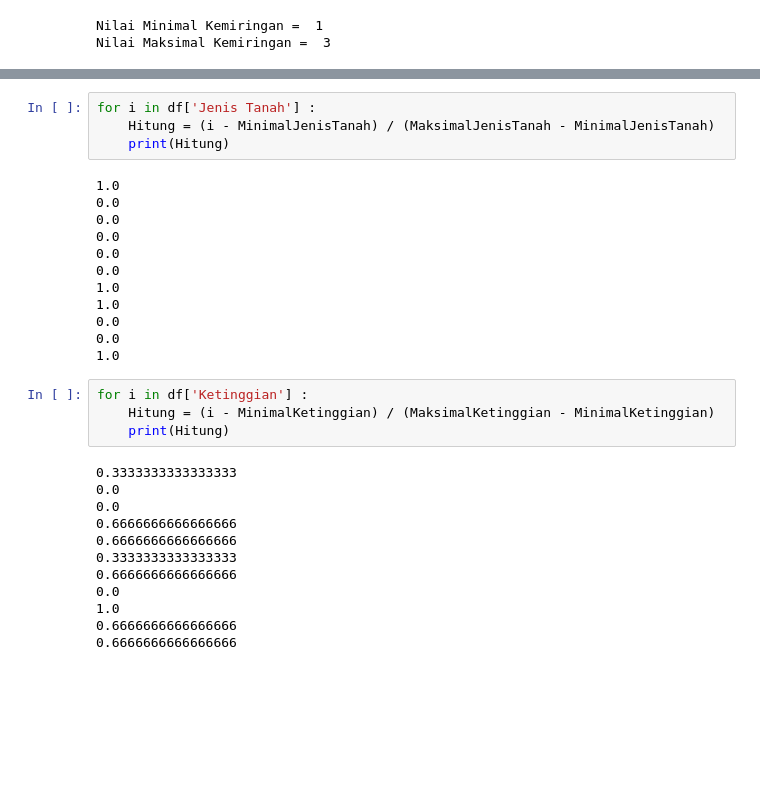
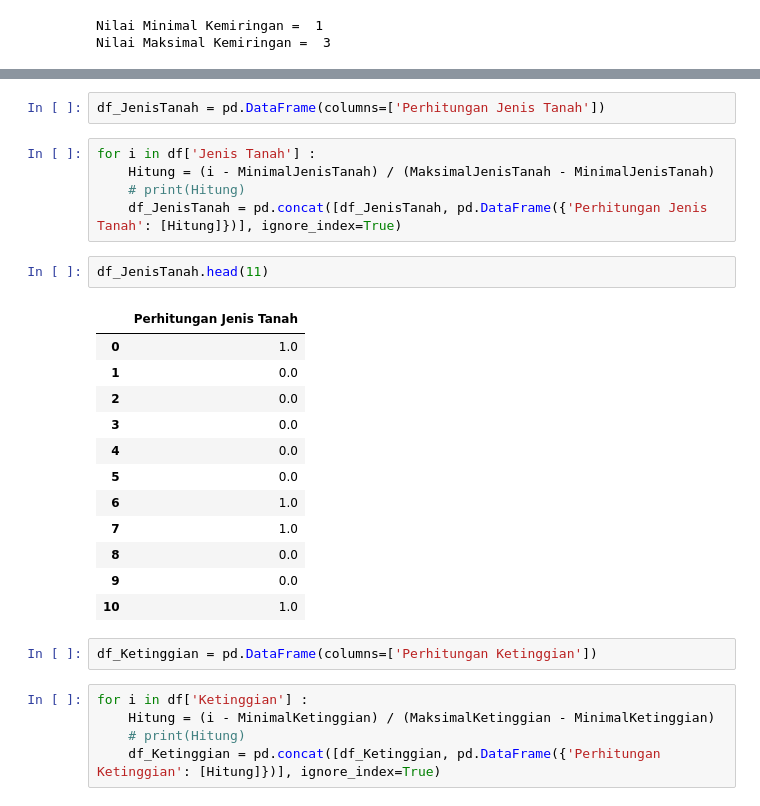
Before and after one commit to Jremiegii/Sistem_Pendukung_Pengambilan_Keputusan, a Jupyter notebook: Source Code/Multi-AttributeUtilityTheoryAnalysis/main.ipynb, the cells around one changed output, grey strips where cells are left out. Cells and saved outputs as stored; diff of their text form; blank space fills up the shorter version.

```diff
--- a/Source Code/Multi-AttributeUtilityTheoryAnalysis/main.ipynb
+++ b/Source Code/Multi-AttributeUtilityTheoryAnalysis/main.ipynb
@@ -287,32 +290,29 @@ df_hasil.head(11) ## Error ketika menambhakan data dari hasil loopinng Curah Huj
+# %%
+df_JenisTanah = pd.DataFrame(columns=['Perhitungan Jenis Tanah'])
 # %%
 for i in df['Jenis Tanah'] :
     Hitung = (i - MinimalJenisTanah) / (MaksimalJenisTanah - MinimalJenisTanah)
-    print(Hitung)
+    # print(Hitung)
+    df_JenisTanah = pd.concat([df_JenisTanah, pd.DataFrame({'Perhitungan Jenis Tanah': [Hitung]})], ignore_index=True)
-# %% [output]
-1.0
-0.0
-0.0
-0.0
-0.0
-0.0
-1.0
-1.0
-0.0
-0.0
-1.0
+# %%
+df_JenisTanah.head(11)
+# %% [output]
+|  | Perhitungan Jenis Tanah |
+| 0 | 1.0 |
+| 1 | 0.0 |
+| 2 | 0.0 |
+| 3 | 0.0 |
+| 4 | 0.0 |
+| 5 | 0.0 |
+| 6 | 1.0 |
+| 7 | 1.0 |
+| 8 | 0.0 |
+| 9 | 0.0 |
+| 10 | 1.0 |
+# %%
+df_Ketinggian = pd.DataFrame(columns=['Perhitungan Ketinggian'])
 # %%
 for i in df['Ketinggian'] :
     Hitung = (i - MinimalKetinggian) / (MaksimalKetinggian - MinimalKetinggian)
-    print(Hitung)
+    # print(Hitung)
+    df_Ketinggian = pd.concat([df_Ketinggian, pd.DataFrame({'Perhitungan Ketinggian': [Hitung]})], ignore_index=True)
-# %% [output]
-0.3333333333333333
-0.0
-0.0
-0.6666666666666666
-0.6666666666666666
-0.3333333333333333
-0.6666666666666666
-0.0
-1.0
-0.6666666666666666
-0.6666666666666666
```
Also changed, not shown: parts of 18 cells of this notebook.
